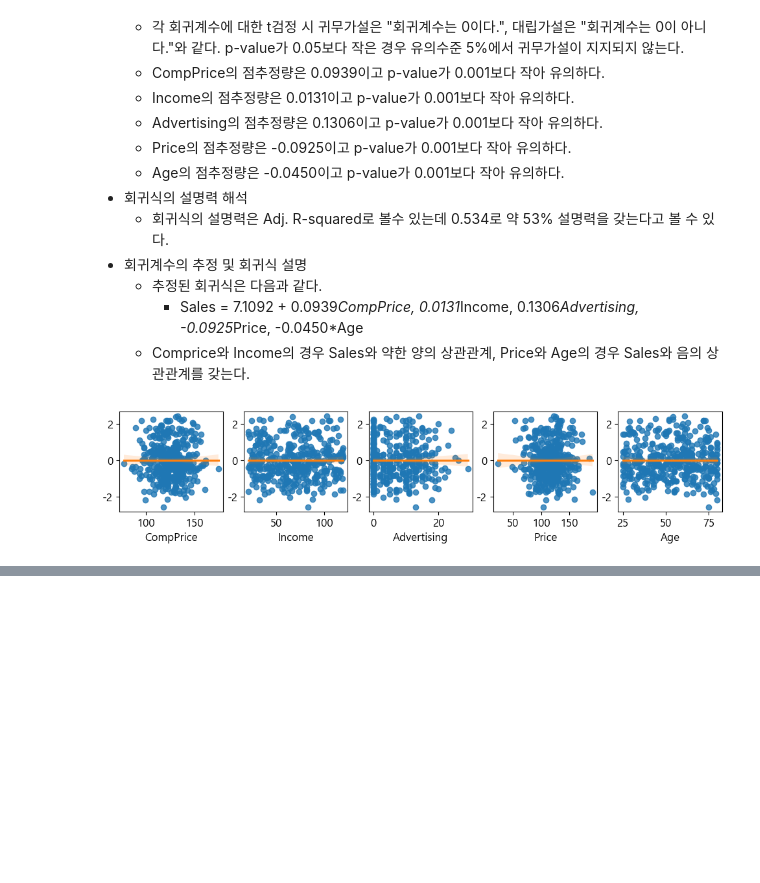
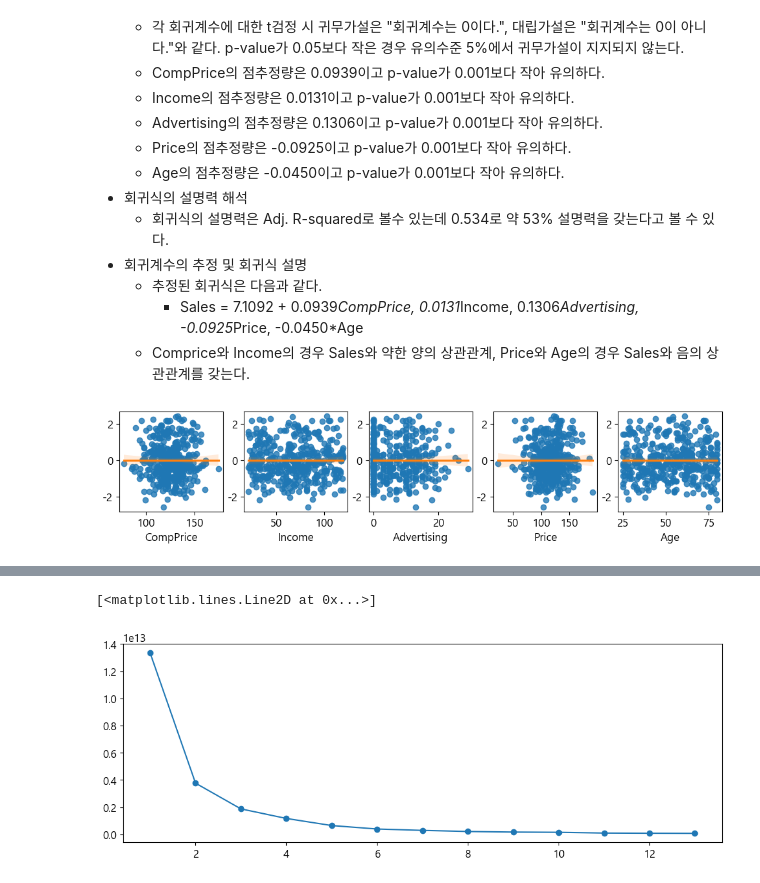
Before and after one commit to blueage98/adp_work, a Jupyter notebook: ADP-실기-R/모의고사 3회/모의고사 3회 연습.ipynb, the cells around one changed output, grey strips where cells are left out. Cells and saved outputs as stored; diff of their text form; code cells hidden in the pictures; blank space fills up the shorter version.

```diff
--- a/ADP-실기-R/모의고사 3회/모의고사 3회 연습.ipynb
+++ b/ADP-실기-R/모의고사 3회/모의고사 3회 연습.ipynb
@@ -175,0 +182,12 @@ plt.show()
+# %%
+import pandas as pd
+import numpy as np
+import matplotlib.pyplot as plt
+
+plt.rcParams['font.family'] = 'Malgun Gothic'
+plt.rcParams['font.size'] = 12
+plt.rcParams['figure.figsize'] = (12, 4)
+plt.rcParams['axes.unicode_minus'] = False
+
+friday = pd.read_csv('BlackFriday.csv')
+friday.info()
@@ -175,0 +272,24 @@ plt.show()
+# %%
+from sklearn.preprocessing import StandardScaler
+from sklearn.model_selection import StratifiedKFold, GridSearchCV
+from sklearn.cluster import KMeans
+
+# 군집분석에 사용할 특성만 추출
+data2 = data1.drop(['User_ID', 'Product_ID', 'Gender', 'Age','City_Category', 'Stay_In_Current_City_Years', 'Product_all'], axis=1)
+
+# 군집분석 수행
+MSE = []
+n_clusters = range(1, 14, 1)
+for n in n_clusters:
+    model = KMeans(n_init='auto', n_clusters=n).fit(data2)
+    MSE.append(model.inertia_)
+
+plt.plot(list(range(1, 14, 1)), MSE, marker='o')
+
+# KMeans의 inertia 값은 군집화 결과 형성된 하나의 군집 내 원소들이 얼마나 가까이 모여있는지를 나타내는 지표이다.
+# 아래 Inertial 그래프는 군집의 개수를 1개부터 14개로 늘려가면서 군집분석 시 inertia 값을 표시하고 있는데,
+# 3개일 때 까지 급격히 개선되는 모습을 보였고, 4개부터는 거의 차이가 나지 않는 양상을 보인다.
+# 따라서 적정 군집개수는 4개로 볼 수 있다.
+# %% [output]
+[<matplotlib.lines.Line2D at 0x...>]
+[figure, added]
```
Also changed, not shown: parts of 15 cells of this notebook.
